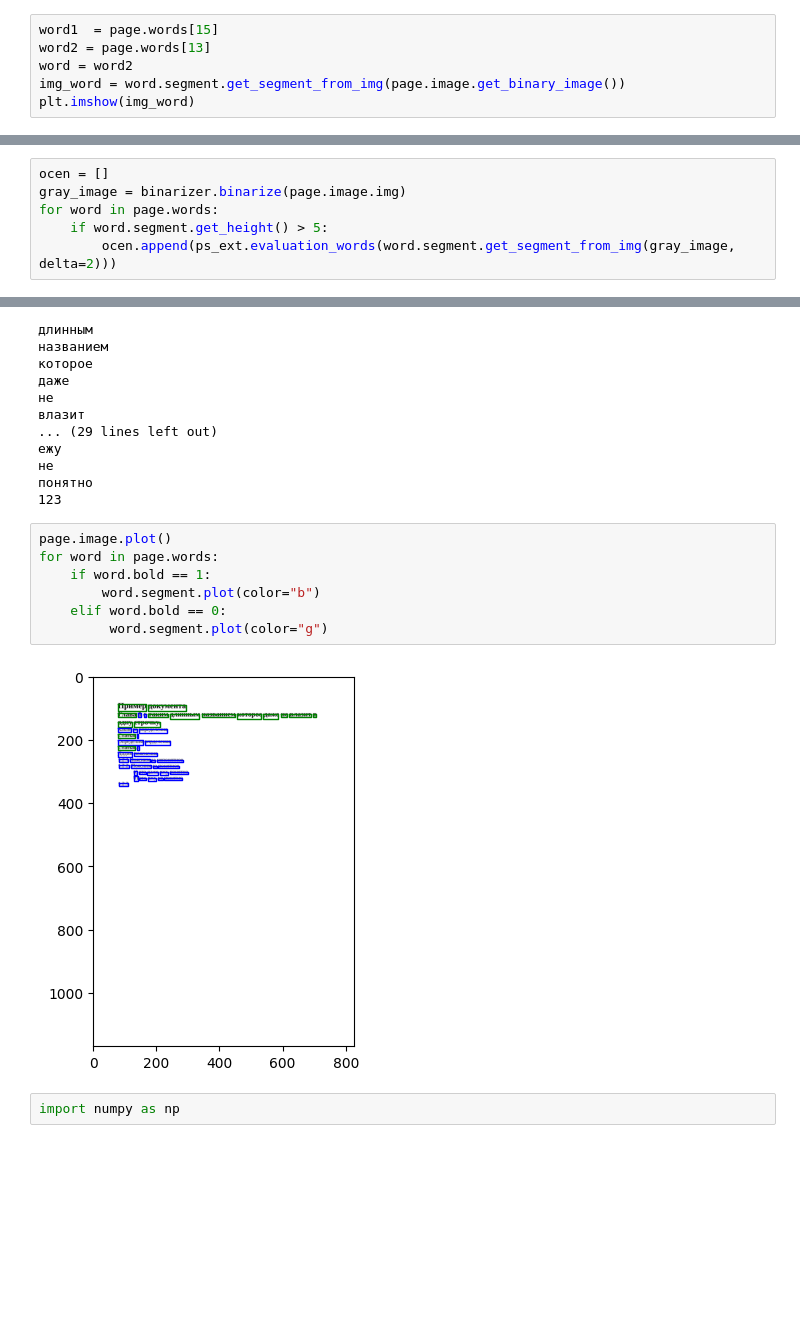
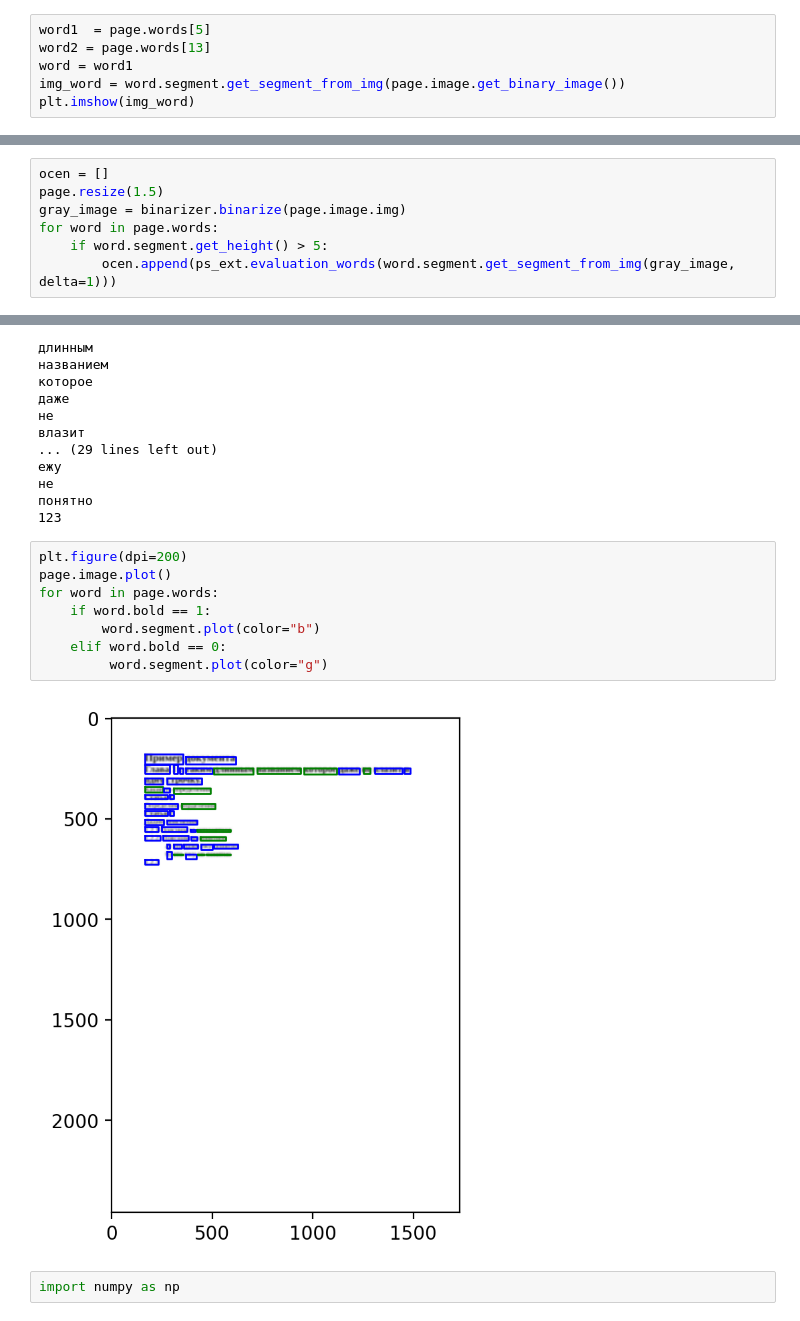
Before and after one commit to Dann38/layout_highlighter, a Jupyter notebook: imgDoc/examples/08-bold-text.ipynb, the cells around one changed output, grey strips where cells are left out. Drawn from its saved outputs; the diff is of its cells as text; blank space fills up the shorter version.

```diff
--- a/imgDoc/examples/08-bold-text.ipynb
+++ b/imgDoc/examples/08-bold-text.ipynb
@@ -93,9 +93,9 @@ def _get_h_word_img(img_word: np.ndarray) -> float:
 
         return h_max-h_min
 # %%
-word1  = page.words[15]
+word1  = page.words[5]
 word2 = page.words[13]
-word = word2
+word = word1
 img_word = word.segment.get_segment_from_img(page.image.get_binary_image())
 plt.imshow(img_word)
 # %% [output]
@@ -145,10 +145,11 @@ ps_ext = PsBoldExtractor()
 binarizer = ValleyEmphasisBinarizer()
 # %%
 ocen = []
+page.resize(1.5)
 gray_image = binarizer.binarize(page.image.img)
 for word in page.words:
     if word.segment.get_height() > 5:
-        ocen.append(ps_ext.evaluation_words(word.segment.get_segment_from_img(gray_image, delta=2)))
+        ocen.append(ps_ext.evaluation_words(word.segment.get_segment_from_img(gray_image, delta=1)))
 # %%
 def is_alph(text_):
     if text_ in ["", "—", "_", ",", "-", "|", " ", "‚"]:
@@ -175,14 +176,15 @@ ps_ext.extract([word for word in page.words if is_alph(word.text)] , gray_image)
 понятно
 123
 # %%
+plt.figure(dpi=200)
 page.image.plot()
 for word in page.words:
     if word.bold == 1:
         word.segment.plot(color="b")
     elif word.bold == 0:
          word.segment.plot(color="g")
 # %% [output]
-[figure, old version]
+[figure, new version]
 # %%
 import numpy as np
 # %%
```
Also changed, not shown: parts of 6 cells of this notebook, 4 other files.
